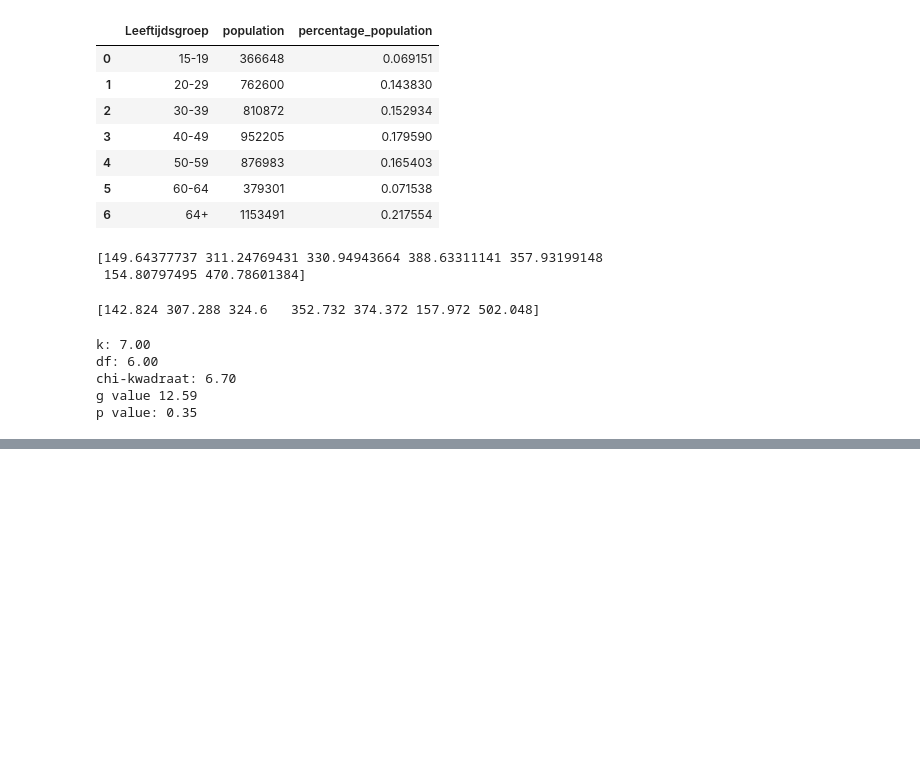
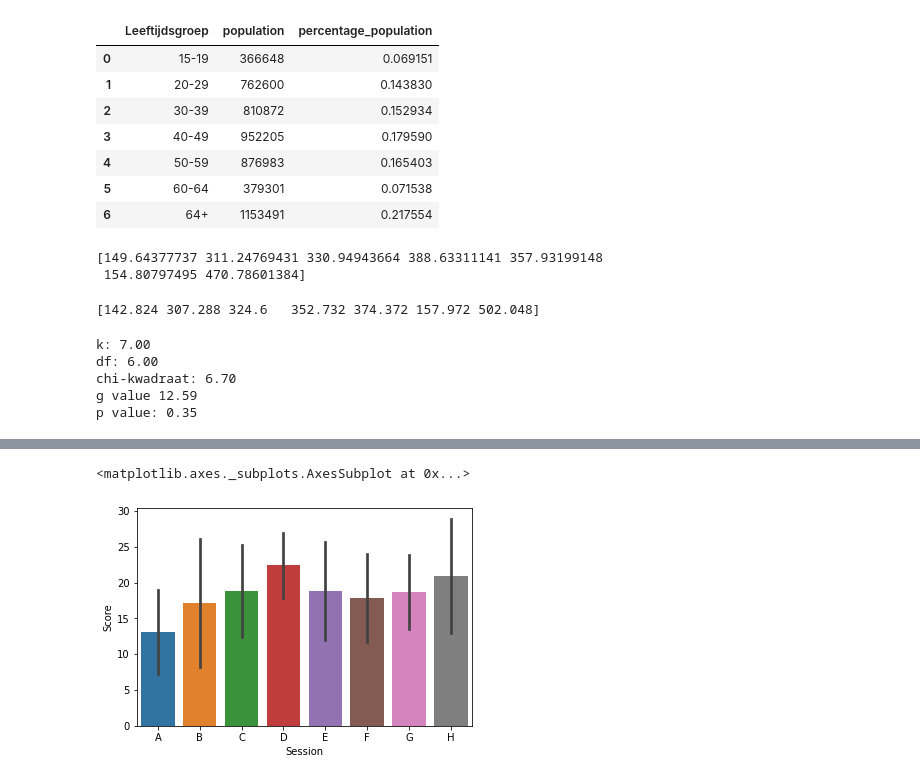
Before and after one commit to arnauddormaels/Data-Science-and-AI, a Jupyter notebook: Solution Labs/Cheat-sheet.ipynb, the cells around one changed output, grey strips where cells are left out. Drawn from its saved outputs; the diff is of its cells as text; code cells hidden in the pictures; blank space fills up the shorter version.

```diff
--- a/Solution Labs/Cheat-sheet.ipynb
+++ b/Solution Labs/Cheat-sheet.ipynb
@@ -1152,0 +1265,3 @@ p value: 0.35
+# %%
+scores= pd.read_csv("https://raw.githubusercontent.com/arnauddormaels/Data-Science-and-AI/main/data/test-results.csv")
+scores.head()
@@ -1152,0 +1275,3 @@ p value: 0.35
+# %%
+scores = scores.dropna()
+scores.head()
@@ -1152,0 +1299,5 @@ p value: 0.35
+# %%
+sns.barplot(data=scores,x='Session',y='Score', ci='sd')
+# %% [output]
+<matplotlib.axes._subplots.AxesSubplot at 0x...>
+[figure, added]
```
Also changed, not shown: parts of 27 cells of this notebook.
